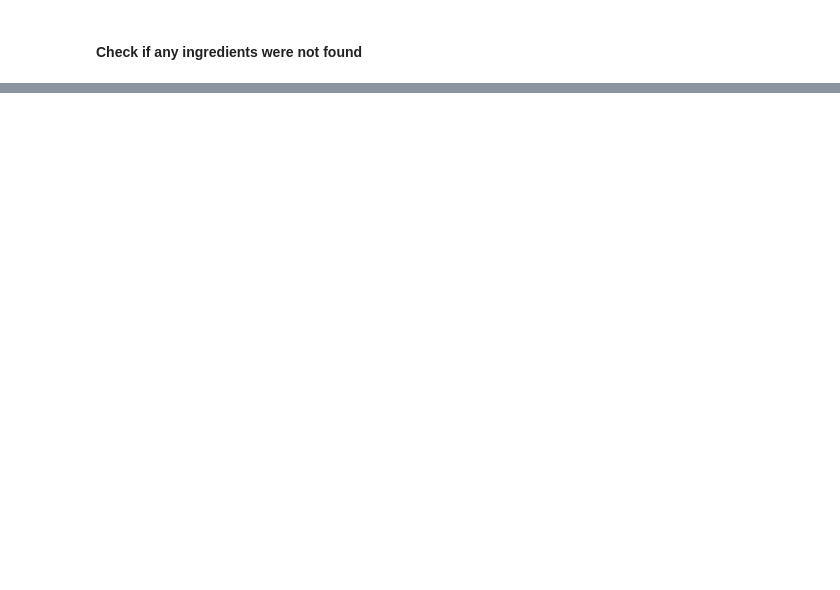
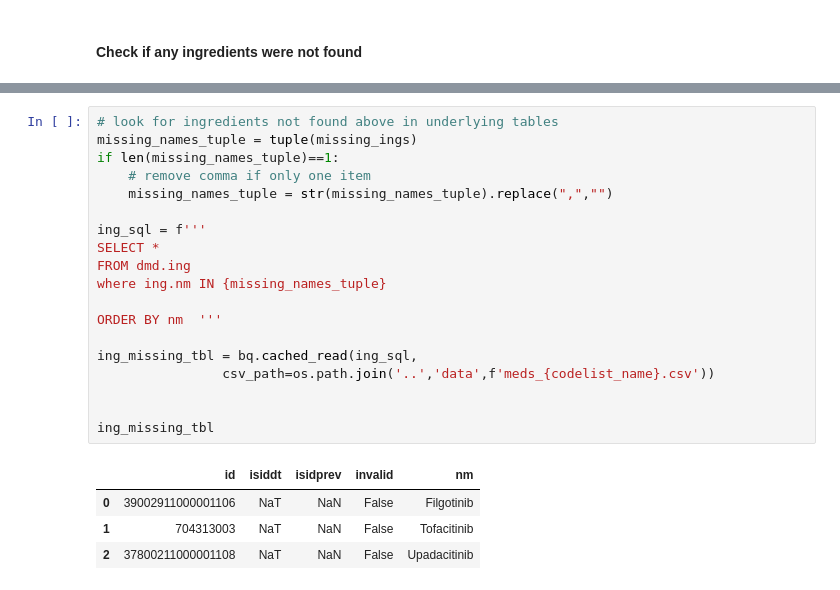
Before and after one commit to ebmdatalab/open-nhs-hospital-use-data, a Jupyter notebook: notebooks/rheumatology_select_vmps_amps_from_vtms.ipynb, the cells around one changed output, grey strips where cells are left out. Saved outputs shown, nothing was run; the diff lists cells and outputs as text; blank space fills up the shorter version.

Commit message:
rheumatology codes added and some further investigation into missing ings

```diff
--- a/notebooks/rheumatology_select_vmps_amps_from_vtms.ipynb
+++ b/notebooks/rheumatology_select_vmps_amps_from_vtms.ipynb
@@ -68,0 +66,24 @@ Ingredients NOT found: []
+# %%
+# look for ingredients not found above in underlying tables
+missing_names_tuple = tuple(missing_ings)
+if len(missing_names_tuple)==1:
+    # remove comma if only one item
+    missing_names_tuple = str(missing_names_tuple).replace(",","")
+
+ing_sql = f'''
+SELECT *
+FROM dmd.ing
+where ing.nm IN {missing_names_tuple}
+
+ORDER BY nm  '''
+
+ing_missing_tbl = bq.cached_read(ing_sql,
+                csv_path=os.path.join('..','data',f'meds_{codelist_name}.csv'))
+
+
+ing_missing_tbl
+# %% [output]
+|  | id | isiddt | isidprev | invalid | nm |
+| 0 | 39002911000001106 | NaT | NaN | False | Filgotinib |
+| 1 | 704313003 | NaT | NaN | False | Tofacitinib |
+| 2 | 37800211000001108 | NaT | NaN | False | Upadacitinib |
```
Also changed, not shown: parts of 7 cells of this notebook, 2 other files.
